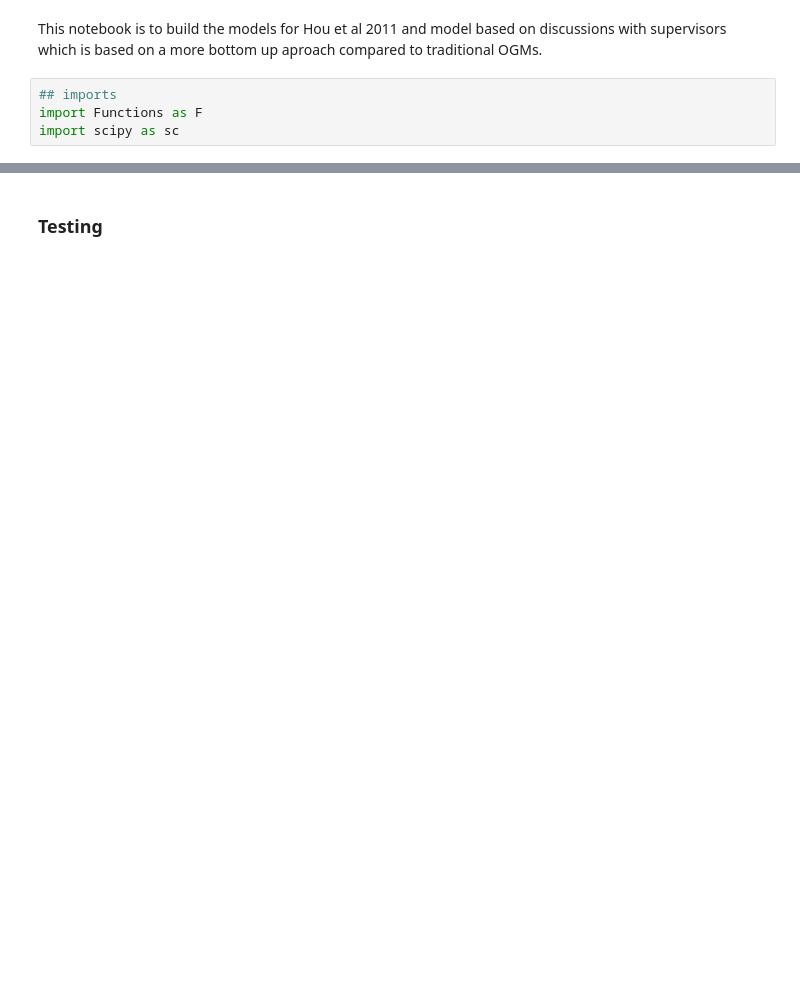
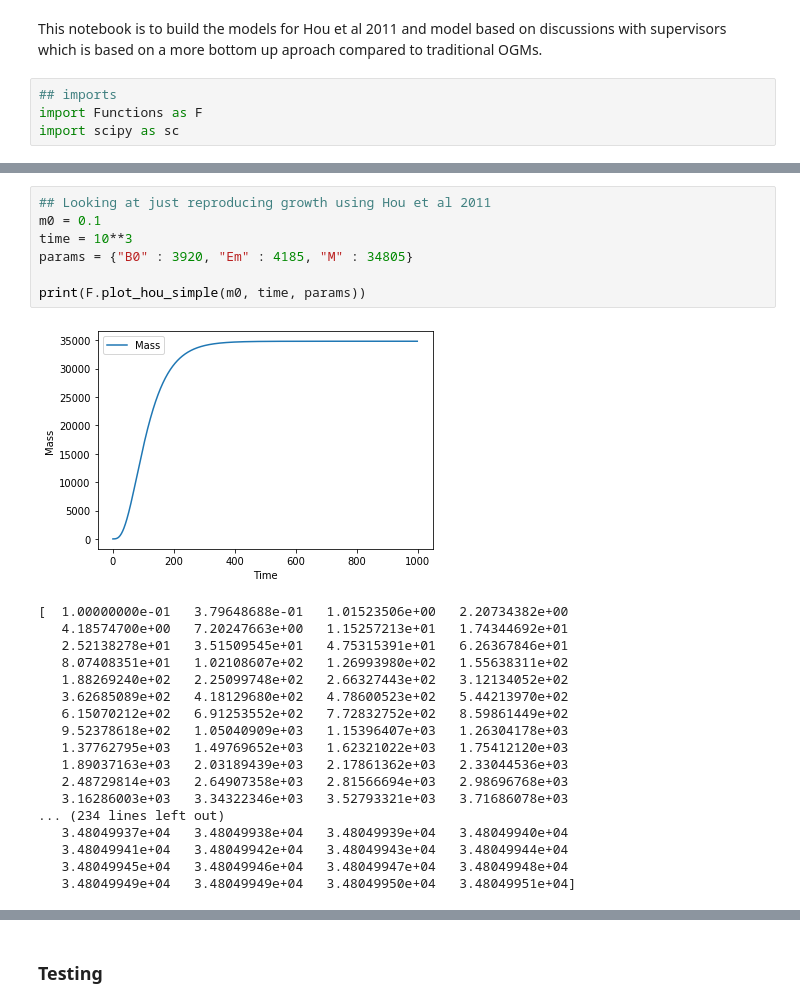
Before and after one commit to Don-Burns/Masters_Project, a Jupyter notebook: code/Building_New_Models.ipynb, the cells around one changed output, grey strips where cells are left out. Saved outputs shown, nothing was run; the diff lists cells and outputs as text; blank space fills up the shorter version.

```diff
--- a/code/Building_New_Models.ipynb
+++ b/code/Building_New_Models.ipynb
@@ -48,0 +69,26 @@ print(mass)
+# %%
+## Looking at just reproducing growth using Hou et al 2011
+m0 = 0.1
+time = 10**3
+params = {"B0" : 3920, "Em" : 4185, "M" : 34805}
+
+print(F.plot_hou_simple(m0, time, params))
+# %% [output]
+[figure, added]
+[  1.00000000e-01   3.79648688e-01   1.01523506e+00   2.20734382e+00
+   4.18574700e+00   7.20247663e+00   1.15257213e+01   1.74344692e+01
+   2.52138278e+01   3.51509545e+01   4.75315391e+01   6.26367846e+01
+   8.07408351e+01   1.02108607e+02   1.26993980e+02   1.55638311e+02
+   1.88269240e+02   2.25099748e+02   2.66327443e+02   3.12134052e+02
+   3.62685089e+02   4.18129680e+02   4.78600523e+02   5.44213970e+02
+   6.15070212e+02   6.91253552e+02   7.72832752e+02   8.59861449e+02
+   9.52378618e+02   1.05040909e+03   1.15396407e+03   1.26304178e+03
+   1.37762795e+03   1.49769652e+03   1.62321022e+03   1.75412120e+03
+   1.89037163e+03   2.03189439e+03   2.17861362e+03   2.33044536e+03
+   2.48729814e+03   2.64907358e+03   2.81566694e+03   2.98696768e+03
+   3.16286003e+03   3.34322346e+03   3.52793321e+03   3.71686078e+03
+... (234 lines left out)
+   3.48049937e+04   3.48049938e+04   3.48049939e+04   3.48049940e+04
+   3.48049941e+04   3.48049942e+04   3.48049943e+04   3.48049944e+04
+   3.48049945e+04   3.48049946e+04   3.48049947e+04   3.48049948e+04
+   3.48049949e+04   3.48049949e+04   3.48049950e+04   3.48049951e+04]
```
Also changed, not shown: parts of 7 cells of this notebook, 1 other file.
